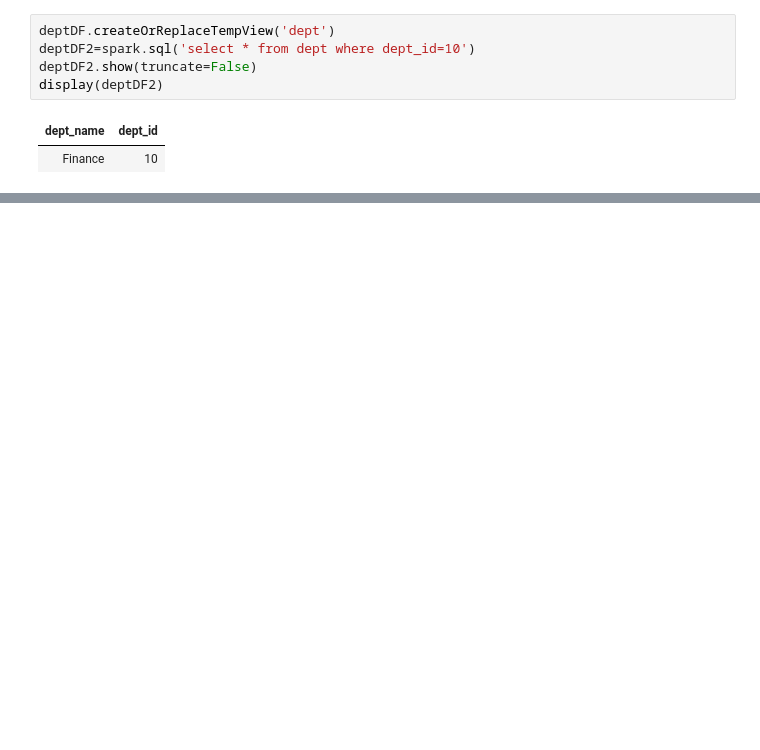
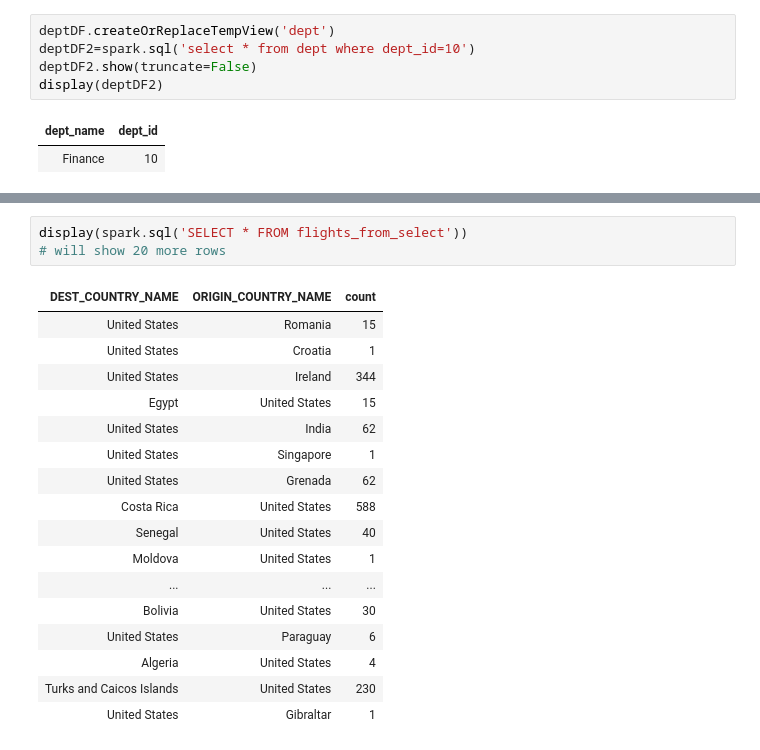
Before and after one commit to josephedward/spark_databricks, a Jupyter notebook: Structured_APIs-Chapter_10_Spark_SQL.ipynb, the cells around one changed output, grey strips where cells are left out. Drawn from its saved outputs; the diff is of its cells as text; blank space fills up the shorter version.

```diff
--- a/Structured_APIs-Chapter_10_Spark_SQL.ipynb
+++ b/Structured_APIs-Chapter_10_Spark_SQL.ipynb
@@ -40,0 +94,21 @@ display(deptDF2)
+# %%
+display(spark.sql('SELECT * FROM flights_from_select'))
+# will show 20 more rows
+# %% [output]
+| DEST_COUNTRY_NAME | ORIGIN_COUNTRY_NAME | count |
+| United States | Romania | 15 |
+| United States | Croatia | 1 |
+| United States | Ireland | 344 |
+| Egypt | United States | 15 |
+| United States | India | 62 |
+| United States | Singapore | 1 |
+| United States | Grenada | 62 |
+| Costa Rica | United States | 588 |
+| Senegal | United States | 40 |
+| Moldova | United States | 1 |
+| ... | ... | ... |
+| Bolivia | United States | 30 |
+| United States | Paraguay | 6 |
+| Algeria | United States | 4 |
+| Turks and Caicos Islands | United States | 230 |
+| United States | Gibraltar | 1 |
```
Also changed, not shown: parts of 13 cells of this notebook, 1 other file.
